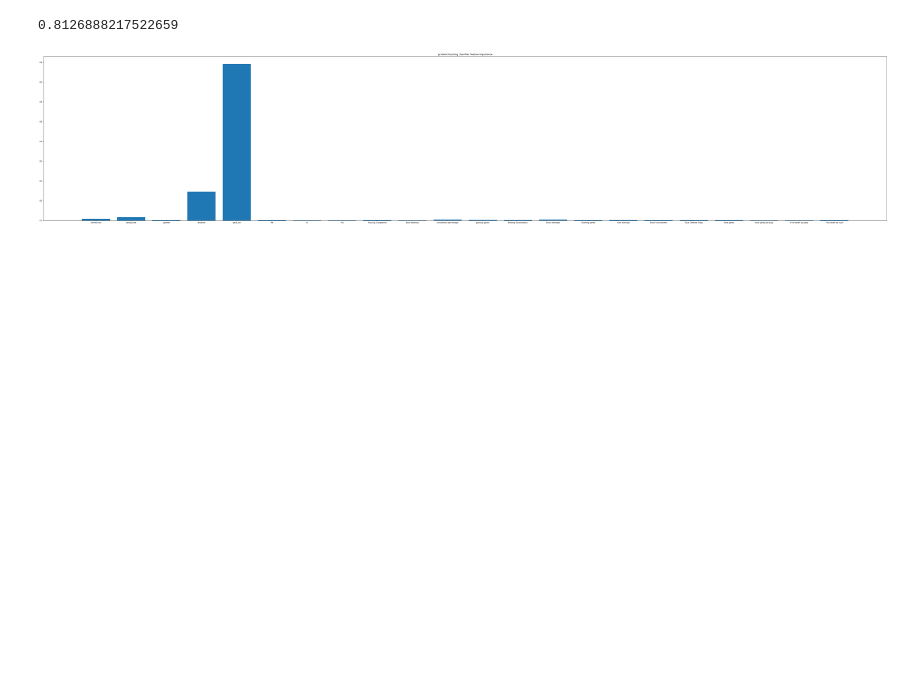
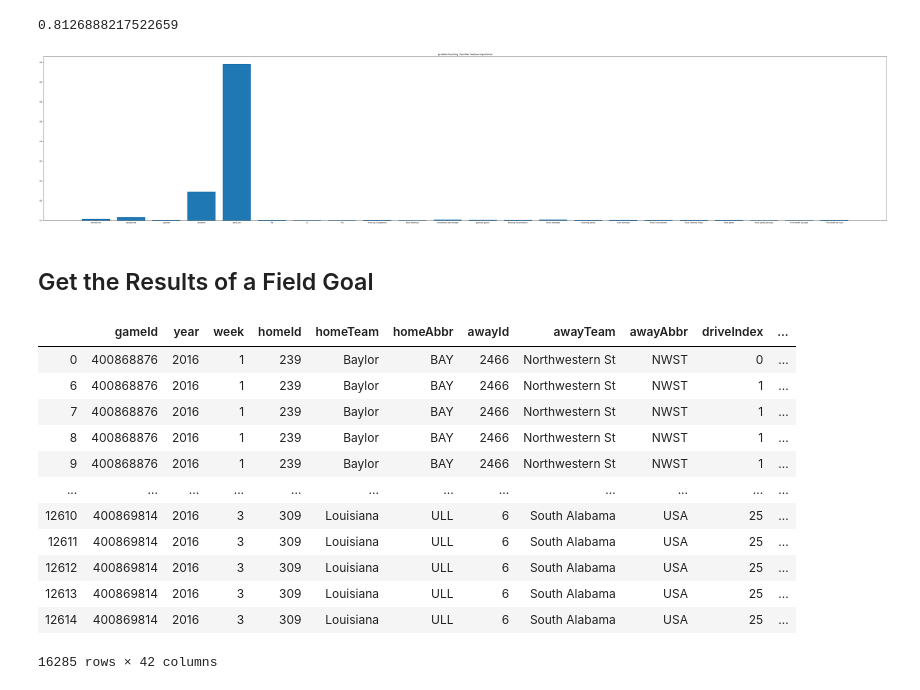
Before and after one commit to nwiatrek/cfb-ml, a Jupyter notebook: 4th down prediction.ipynb, the cells around one changed output. Saved outputs shown, nothing was run; the diff lists cells and outputs as text; code cells hidden in the pictures; blank space fills up the shorter version.

```diff
--- a/4th down prediction.ipynb
+++ b/4th down prediction.ipynb
@@ -190,3 +190,32 @@ plt.show()
 import pickle
 filename = 'models/4th_down_classifier.sav'
 pickle.dump(clf, open(filename, 'wb'))
+# %% [markdown]
+## Get the Results of a Field Goal
+# %%
+df = pd.read_csv('./data/PBP - 2016 - Week 1.csv')
+df2 = pd.read_csv('./data/PBP - 2016 - Week 2.csv')
+df3 = pd.read_csv('./data/PBP - 2016 - Week 3.csv')
+df = pd.concat([df, df2, df3])
+df = df.dropna()
+# %%
+special_teams_stats = pd.read_csv('./data/Special Teams Stats 2016.csv')
+# %%
+df = df.query('homeTeam == offenseTeam')
+special_teams = df.join(special_teams_stats.set_index('School'), on='homeTeam')
+special_teams = special_teams.dropna()
+special_teams
+# %% [output]
+|  | gameId | year | week | homeId | homeTeam | homeAbbr | awayId | awayTeam | awayAbbr | driveIndex | ... |
+| 0 | 400868876 | 2016 | 1 | 239 | Baylor | BAY | 2466 | Northwestern St | NWST | 0 | ... |
+| 6 | 400868876 | 2016 | 1 | 239 | Baylor | BAY | 2466 | Northwestern St | NWST | 1 | ... |
+| 7 | 400868876 | 2016 | 1 | 239 | Baylor | BAY | 2466 | Northwestern St | NWST | 1 | ... |
+| 8 | 400868876 | 2016 | 1 | 239 | Baylor | BAY | 2466 | Northwestern St | NWST | 1 | ... |
+| 9 | 400868876 | 2016 | 1 | 239 | Baylor | BAY | 2466 | Northwestern St | NWST | 1 | ... |
+| ... | ... | ... | ... | ... | ... | ... | ... | ... | ... | ... | ... |
+| 12610 | 400869814 | 2016 | 3 | 309 | Louisiana | ULL | 6 | South Alabama | USA | 25 | ... |
+| 12611 | 400869814 | 2016 | 3 | 309 | Louisiana | ULL | 6 | South Alabama | USA | 25 | ... |
+| 12612 | 400869814 | 2016 | 3 | 309 | Louisiana | ULL | 6 | South Alabama | USA | 25 | ... |
+| 12613 | 400869814 | 2016 | 3 | 309 | Louisiana | ULL | 6 | South Alabama | USA | 25 | ... |
+| 12614 | 400869814 | 2016 | 3 | 309 | Louisiana | ULL | 6 | South Alabama | USA | 25 | ... |
+16285 rows × 42 columns
```
Also changed, not shown: parts of 9 cells of this notebook, 1 other file.
